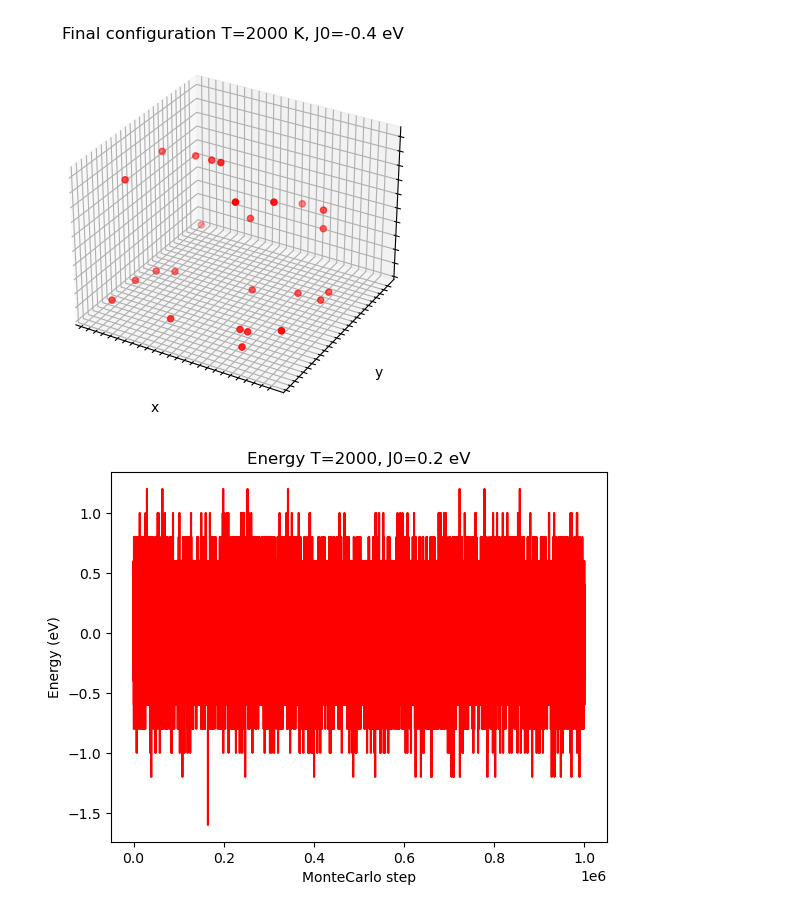
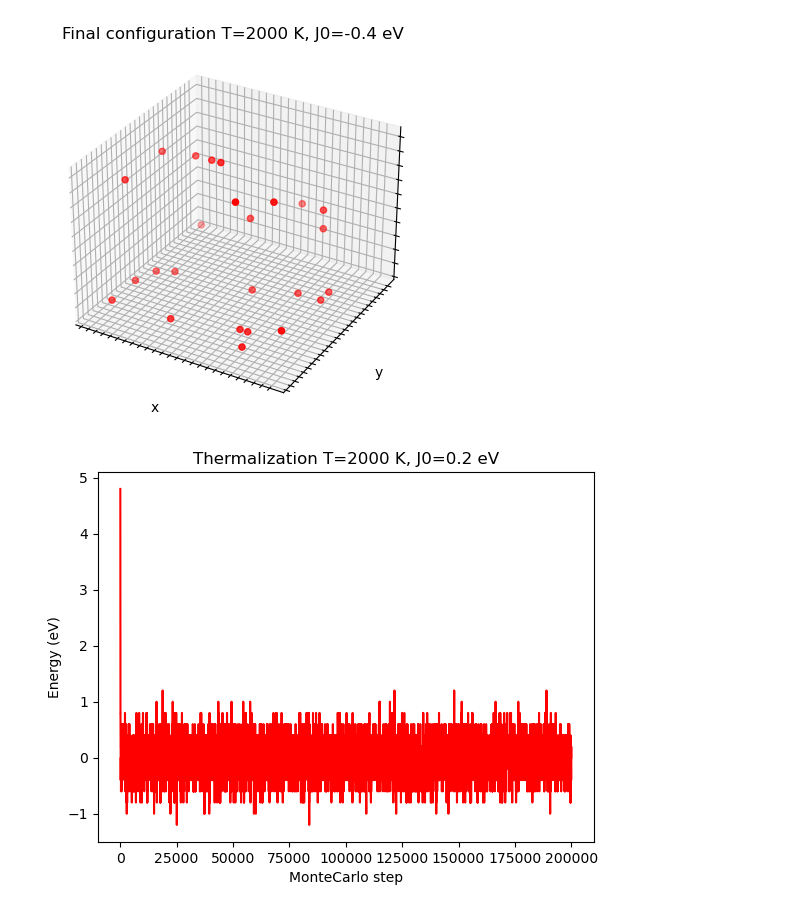
Before and after one commit to eigenlore/computational-materials-science, a Jupyter notebook: MC_codes/data/ex2_part_e/data_analysis.ipynb, the cells around one changed output. Saved outputs shown, nothing was run; the diff lists cells and outputs as text; code cells hidden in the pictures.

```diff
--- a/MC_codes/data/ex2_part_e/data_analysis.ipynb
+++ b/MC_codes/data/ex2_part_e/data_analysis.ipynb
@@ -9,13 +9,13 @@ J0=['-0.4', '0.2']
 
 for i in range(len(J0)):
 
-    input = np.loadtxt("energy_and_nbrsJ0"+J0[i]+"T4.dat")
-    energy=input[:,0]
+    input = np.loadtxt("thermalization_energyJ0"+J0[i]+"T4.dat")
+    energy=input
 
     plt.plot(energy, color='r')
     plt.xlabel('MonteCarlo step')
     plt.ylabel('Energy (eV)')
-    plt.title('Energy T=4, J0='+str(J0[i])+' eV')
+    plt.title('Thermalization T=4 K, J0='+str(J0[i])+' eV')
     plt.show()
 
 
@@ -49,13 +49,13 @@ J0=['-0.4', '0.2']
 
 for i in range(len(J0)):
 
-    input = np.loadtxt("energy_and_nbrsJ0"+J0[i]+"T2000.dat")
-    energy=input[:,0]
+    input = np.loadtxt("thermalization_energyJ0"+J0[i]+"T2000.dat")
+    energy=input
 
     plt.plot(energy, color='r')
     plt.xlabel('MonteCarlo step')
     plt.ylabel('Energy (eV)')
-    plt.title('Energy T=2000, J0='+str(J0[i])+' eV')
+    plt.title('Thermalization T=2000 K, J0='+str(J0[i])+' eV')
     plt.show()
 
 
@@ -84,3 +84,3 @@ for i in range(len(J0)):
 [figure]
-[figure, old version]
+[figure, new version]
 [figure]
```
Also changed, not shown: parts of 2 cells of this notebook, 21 other files.
